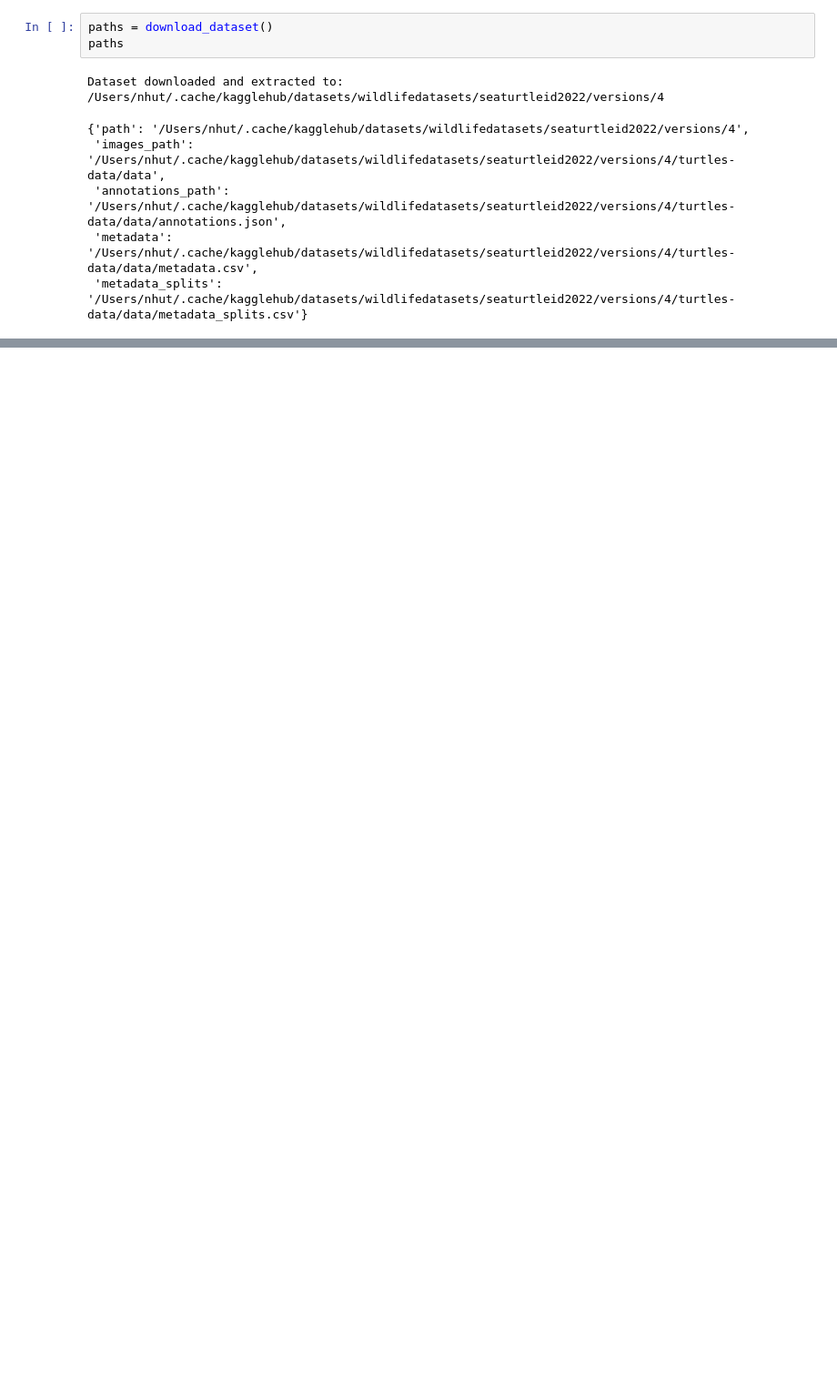
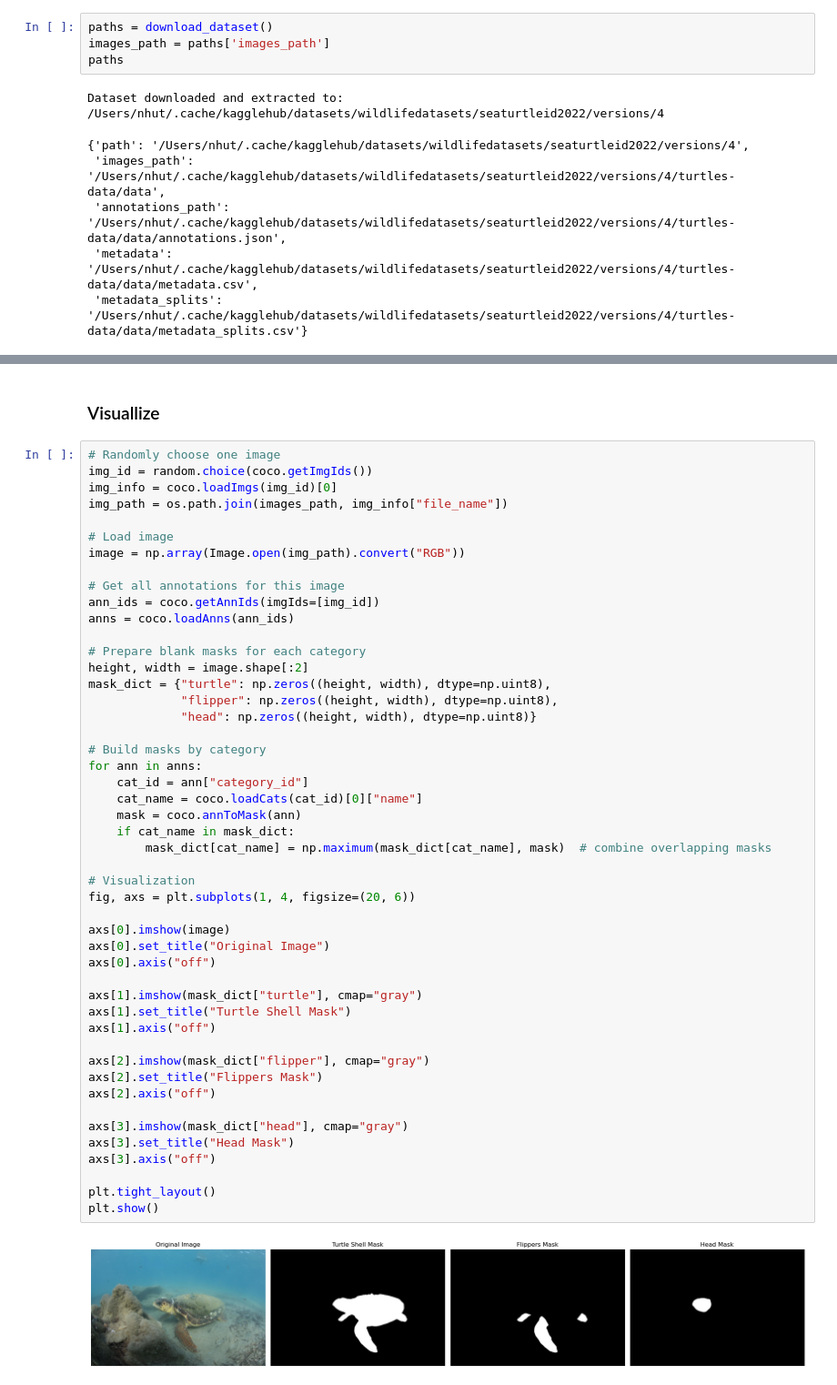
Before and after one commit to dhnhut/SeaTurtle-ReID, a Jupyter notebook: 03_segmentation.ipynb, the cells around one changed output, grey strips where cells are left out. Shown at 91% size. Saved outputs shown, nothing was run; the diff lists cells and outputs as text; blank space fills up the shorter version.

```diff
--- a/03_segmentation.ipynb
+++ b/03_segmentation.ipynb
@@ -11,5 +44,6 @@ from src.utils import get_device
 # %%
 paths = download_dataset()
+images_path = paths['images_path']
 paths
 # %% [output]
 Dataset downloaded and extracted to: /Users/nhut/.cache/kagglehub/datasets/wildlifedatasets/seaturtleid2022/versions/4
@@ -53,0 +90,52 @@ dict_keys(['id', 'image_id', 'category_id', 'segmentation', 'area', 'bbox', 'isc
+# %% [markdown]
+### Visuallize
+# %%
+# Randomly choose one image
+img_id = random.choice(coco.getImgIds())
+img_info = coco.loadImgs(img_id)[0]
+img_path = os.path.join(images_path, img_info["file_name"])
+
+# Load image
+image = np.array(Image.open(img_path).convert("RGB"))
+
+# Get all annotations for this image
+ann_ids = coco.getAnnIds(imgIds=[img_id])
+anns = coco.loadAnns(ann_ids)
+
+# Prepare blank masks for each category
+height, width = image.shape[:2]
+mask_dict = {"turtle": np.zeros((height, width), dtype=np.uint8),
+             "flipper": np.zeros((height, width), dtype=np.uint8),
+             "head": np.zeros((height, width), dtype=np.uint8)}
+
+# Build masks by category
+for ann in anns:
+    cat_id = ann["category_id"]
+    cat_name = coco.loadCats(cat_id)[0]["name"]
+    mask = coco.annToMask(ann)
+    if cat_name in mask_dict:
+        mask_dict[cat_name] = np.maximum(mask_dict[cat_name], mask)  # combine overlapping masks
+
+# Visualization
+fig, axs = plt.subplots(1, 4, figsize=(20, 6))
+
+axs[0].imshow(image)
+axs[0].set_title("Original Image")
+axs[0].axis("off")
+
+axs[1].imshow(mask_dict["turtle"], cmap="gray")
+axs[1].set_title("Turtle Shell Mask")
+axs[1].axis("off")
+
+axs[2].imshow(mask_dict["flipper"], cmap="gray")
+axs[2].set_title("Flippers Mask")
+axs[2].axis("off")
+
+axs[3].imshow(mask_dict["head"], cmap="gray")
+axs[3].set_title("Head Mask")
+axs[3].axis("off")
+
+plt.tight_layout()
+plt.show()
+# %% [output]
+[figure, added]
```
Also changed, not shown: parts of 9 cells of this notebook, 4 other files.
